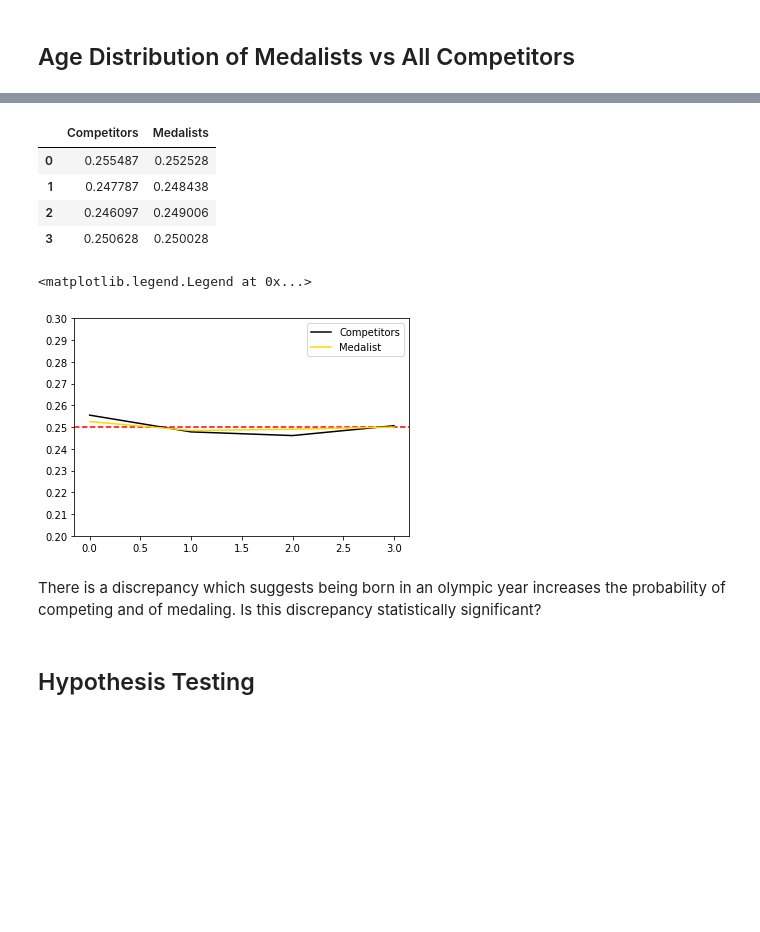
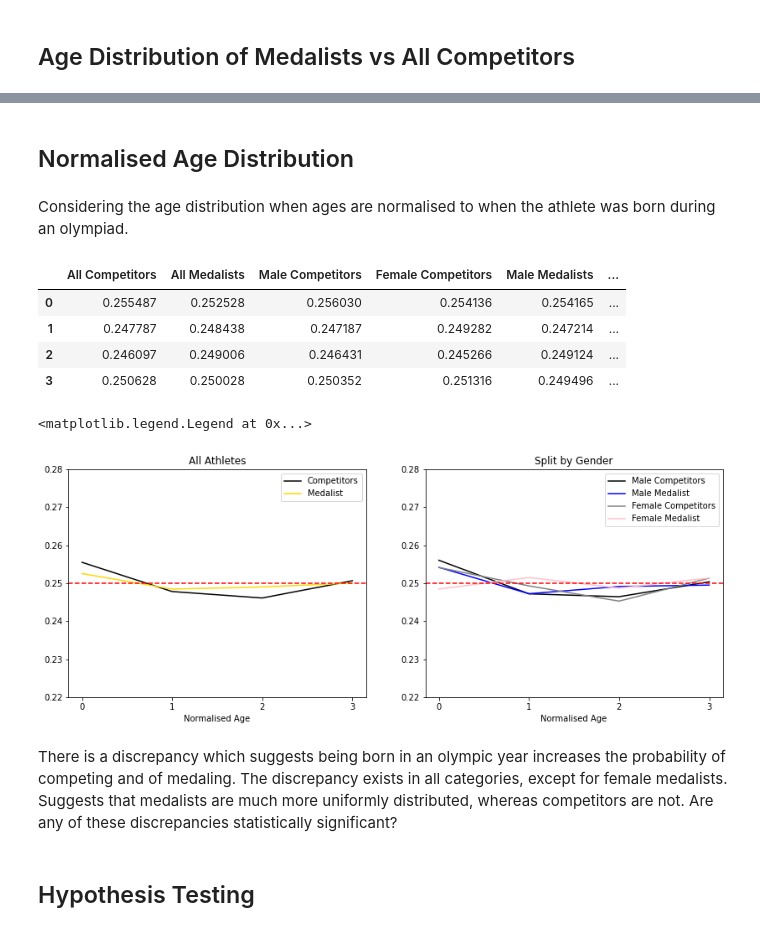
Before and after one commit to dajhutchinson/Olympic-Analysis, a Jupyter notebook: OlympicAgeAnalysis.ipynb, the cells around one changed output, grey strips where cells are left out. Saved outputs shown, nothing was run; the diff lists cells and outputs as text; code cells hidden in the pictures; blank space fills up the shorter version.

```diff
--- a/OlympicAgeAnalysis.ipynb
+++ b/OlympicAgeAnalysis.ipynb
@@ -10,0 +10,4 @@ import matplotlib.pyplot as plt
+# %%
+%matplotlib inline
+pd.set_option('display.max_rows', None) # Display full dataframe tables
+pd.set_option('display.max_columns', None)
@@ -107,29 +177,59 @@ plt.legend()
+# %% [markdown]
+## Normalised Age Distribution
+# %% [markdown]
+Considering the age distribution when ages are normalised to when the athlete was born during an olympiad.
 # %%
 competitors_cycle_ages_counts=athlete_df["Cycle_Age"].value_counts(normalize=True).sort_index()
 medalist_cycle_ages_counts=athlete_df[athlete_df["Medalist"]]["Cycle_Age"].value_counts(normalize=True).sort_index()
 
+male_competitors_cycle_ages_counts=male_athletes["Cycle_Age"].value_counts(normalize=True).sort_index()
+male_medalist_cycle_ages_counts=male_athletes[male_athletes["Medalist"]]["Cycle_Age"].value_counts(normalize=True).sort_index()
+
+female_competitors_cycle_ages_counts=female_athletes["Cycle_Age"].value_counts(normalize=True).sort_index()
+female_medalist_cycle_ages_counts=female_athletes[female_athletes["Medalist"]]["Cycle_Age"].value_counts(normalize=True).sort_index()
+
 # merge data
-cycle_age_counts=pd.concat([competitors_cycle_ages_counts,medalist_cycle_ages_counts],axis=1)
-cycle_age_counts.columns=["Competitors","Medalists"]
+cycle_age_counts=pd.concat([competitors_cycle_ages_counts,medalist_cycle_ages_counts,male_competitors_cycle_ages_counts,female_competitors_cycle_ages_counts,male_medalist_cycle_ages_counts,female_medalist_cycle_ages_counts],axis=1)
+cycle_age_counts.columns=["All Competitors","All Medalists","Male Competitors","Female Competitors","Male Medalists","Female Medalists"]
 cycle_age_counts
 # %% [output]
-|  | Competitors | Medalists |
-| 0 | 0.255487 | 0.252528 |
-| 1 | 0.247787 | 0.248438 |
-| 2 | 0.246097 | 0.249006 |
-| 3 | 0.250628 | 0.250028 |
+|  | All Competitors | All Medalists | Male Competitors | Female Competitors | Male Medalists | ... |
+| 0 | 0.255487 | 0.252528 | 0.256030 | 0.254136 | 0.254165 | ... |
+| 1 | 0.247787 | 0.248438 | 0.247187 | 0.249282 | 0.247214 | ... |
+| 2 | 0.246097 | 0.249006 | 0.246431 | 0.245266 | 0.249124 | ... |
+| 3 | 0.250628 | 0.250028 | 0.250352 | 0.251316 | 0.249496 | ... |
-# %%
-# Visualise results
-y_lims=(.2,.3)
-plt.axhline(.25,color="red",ls="--")
-cycle_age_counts["Competitors"].plot(color="black",label="Competitors",ylim=y_lims)
-cycle_age_counts["Medalists"].plot(color="gold",label="Medalist",ylim=y_lims)
-plt.yticks([x/100 for x in range(20,31)])
-plt.legend()
-# %% [output]
-<matplotlib.legend.Legend at 0x...>
-[figure, removed]
+# %%
+# Visualise results
+fig,axes=plt.subplots(figsize=(14,5),ncols=2,nrows=1)
+y_lims=(.22,.28)
+y_tick_labels=[x/100 for x in range(int(100*y_lims[0]),int(100*y_lims[1])+1,1)]
+x_tick_labels=range(0,4)
+
+# plot data for all athletes
+cycle_age_counts["All Competitors"].plot(color="black",label="Competitors",ylim=y_lims,ax=axes[0])
+cycle_age_counts["All Medalists"].plot(color="gold",label="Medalist",ylim=y_lims,ax=axes[0])
+axes[0].axhline(.25,color="red",ls="--")
+axes[0].set_xlabel("Normalised Age")
+axes[0].set_xticks(x_tick_labels)
+axes[0].set_yticks(y_tick_labels)
+axes[0].set_title("All Athletes")
+axes[0].legend()
+
+# plot data split by gender
+cycle_age_counts["Male Competitors"].plot(color="black",label="Male Competitors",ylim=y_lims,ax=axes[1])
+cycle_age_counts["Male Medalists"].plot(color="blue",label="Male Medalist",ylim=y_lims,ax=axes[1])
+cycle_age_counts["Female Competitors"].plot(color="gray",label="Female Competitors",ylim=y_lims,ax=axes[1])
+cycle_age_counts["Female Medalists"].plot(color="pink",label="Female Medalist",ylim=y_lims,ax=axes[1])
+axes[1].axhline(.25,color="red",ls="--")
+axes[1].set_xlabel("Normalised Age")
+axes[1].set_xticks(x_tick_labels)
+axes[1].set_yticks(y_tick_labels)
+axes[1].set_title("Split by Gender")
+axes[1].legend()
+# %% [output]
+<matplotlib.legend.Legend at 0x...>
+[figure, added]
 # %% [markdown]
-There is a discrepancy which suggests being born in an olympic year increases the probability of competing and of medaling. Is this discrepancy statistically significant?
+There is a discrepancy which suggests being born in an olympic year increases the probability of competing and of medaling. The discrepancy exists in all categories, except for female medalists. Suggests that medalists are much more uniformly distributed, whereas competitors are not. Are any of these discrepancies statistically significant?
 # %% [markdown]
 ## Hypothesis Testing
```
Also changed, not shown: parts of 49 cells of this notebook.
